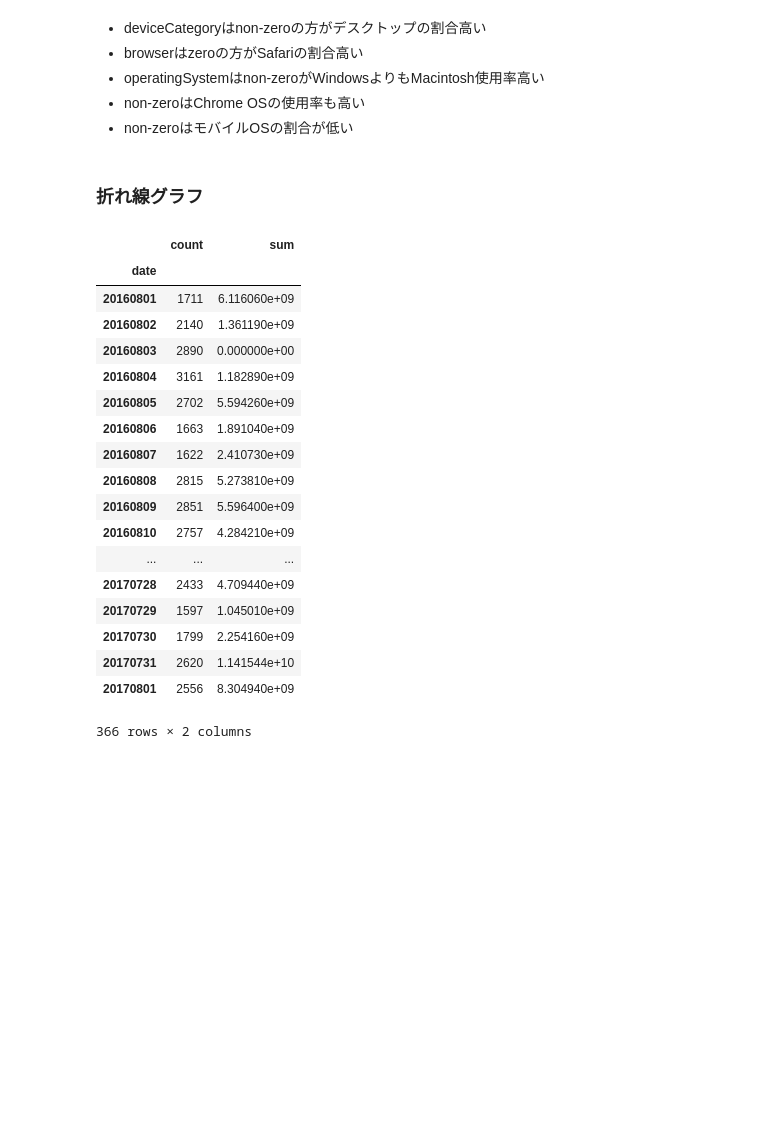
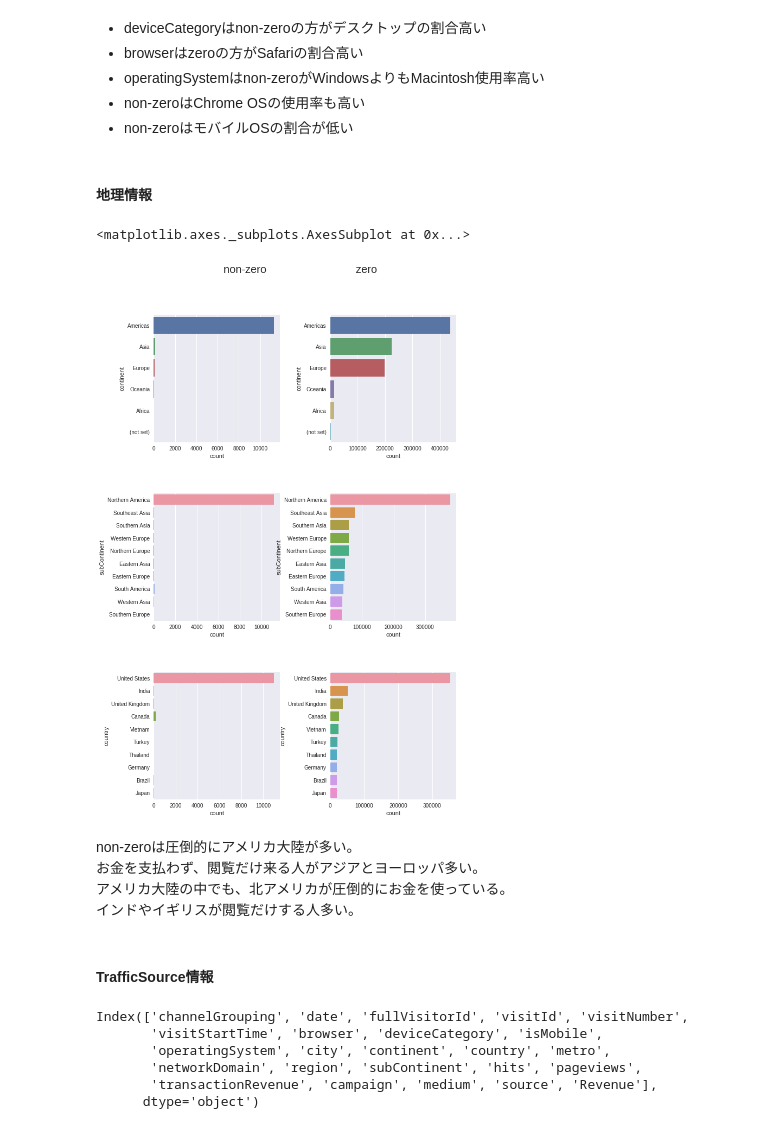
Before and after one commit to taiki323/kaggle_training, a Jupyter notebook: Google_Analytics_Customer_Revenue_Prediction.ipynb, the cells around one changed output. Saved outputs shown, nothing was run; the diff lists cells and outputs as text; code cells hidden in the pictures; blank space fills up the shorter version.

```diff
--- a/Google_Analytics_Customer_Revenue_Prediction.ipynb
+++ b/Google_Analytics_Customer_Revenue_Prediction.ipynb
@@ -309,26 +343,33 @@ sns.countplot(y='isMobile', data=train[train['Revenue'] == 'zero'], order=train[
 - non-zeroはChrome OSの使用率も高い
 - non-zeroはモバイルOSの割合が低い
 # %% [markdown]
-### 折れ線グラフ
+#### 地理情報
-# %%
-train.groupby('date')['transactionRevenue'].agg(['count', 'sum'])
-# %% [output]
-|  | count | sum |
-| date |  |  |
-| 20160801 | 1711 | 6.116060e+09 |
-| 20160802 | 2140 | 1.361190e+09 |
-| 20160803 | 2890 | 0.000000e+00 |
-| 20160804 | 3161 | 1.182890e+09 |
-| 20160805 | 2702 | 5.594260e+09 |
-| 20160806 | 1663 | 1.891040e+09 |
-| 20160807 | 1622 | 2.410730e+09 |
-| 20160808 | 2815 | 5.273810e+09 |
-| 20160809 | 2851 | 5.596400e+09 |
-| 20160810 | 2757 | 4.284210e+09 |
-| ... | ... | ... |
-| 20170728 | 2433 | 4.709440e+09 |
-| 20170729 | 1597 | 1.045010e+09 |
-| 20170730 | 1799 | 2.254160e+09 |
-| 20170731 | 2620 | 1.141544e+10 |
-| 20170801 | 2556 | 8.304940e+09 |
-366 rows × 2 columns
+# %%
+fig, axes = plt.subplots(nrows=3, ncols=2, figsize=(10,16))
+plt.subplots_adjust(wspace=0.4, hspace=0.4, top=0.9)
+sns.plt.suptitle('non-zero                              zero', fontsize=20)
+sns.countplot(y='continent', data=train[train['Revenue'] == 'non-zero'],order=list(train['continent'].value_counts().index[0:6]), ax = axes[0][0])
+sns.countplot(y='continent', data=train[train['Revenue'] == 'zero'], order=list(train['continent'].value_counts().index[0:6]), ax = axes[0][1])
+sns.countplot(y='subContinent', data=train[train['Revenue'] == 'non-zero'], order=list(train['subContinent'].value_counts().index[0:10]), ax = axes[1][0])
+sns.countplot(y='subContinent', data=train[train['Revenue'] == 'zero'],order=list(train['subContinent'].value_counts().index[0:10]), ax = axes[1][1])
+sns.countplot(y='country', data=train[train['Revenue'] == 'non-zero'], order=list(train['country'].value_counts().index[0:10]), ax = axes[2][0])
+sns.countplot(y='country', data=train[train['Revenue'] == 'zero'], order=list(train['country'].value_counts().index[0:10]), ax = axes[2][1])
+# %% [output]
+<matplotlib.axes._subplots.AxesSubplot at 0x...>
+[figure, added]
+# %% [markdown]
+non-zeroは圧倒的にアメリカ大陸が多い。
+お金を支払わず、閲覧だけ来る人がアジアとヨーロッパ多い。
+アメリカ大陸の中でも、北アメリカが圧倒的にお金を使っている。
+インドやイギリスが閲覧だけする人多い。
+# %% [markdown]
+#### TrafficSource情報
+# %%
+  train.columns
+# %% [output]
+Index(['channelGrouping', 'date', 'fullVisitorId', 'visitId', 'visitNumber',
+       'visitStartTime', 'browser', 'deviceCategory', 'isMobile',
+       'operatingSystem', 'city', 'continent', 'country', 'metro',
+       'networkDomain', 'region', 'subContinent', 'hits', 'pageviews',
+       'transactionRevenue', 'campaign', 'medium', 'source', 'Revenue'],
+      dtype='object')
```
Also changed, not shown: parts of 48 cells of this notebook.
